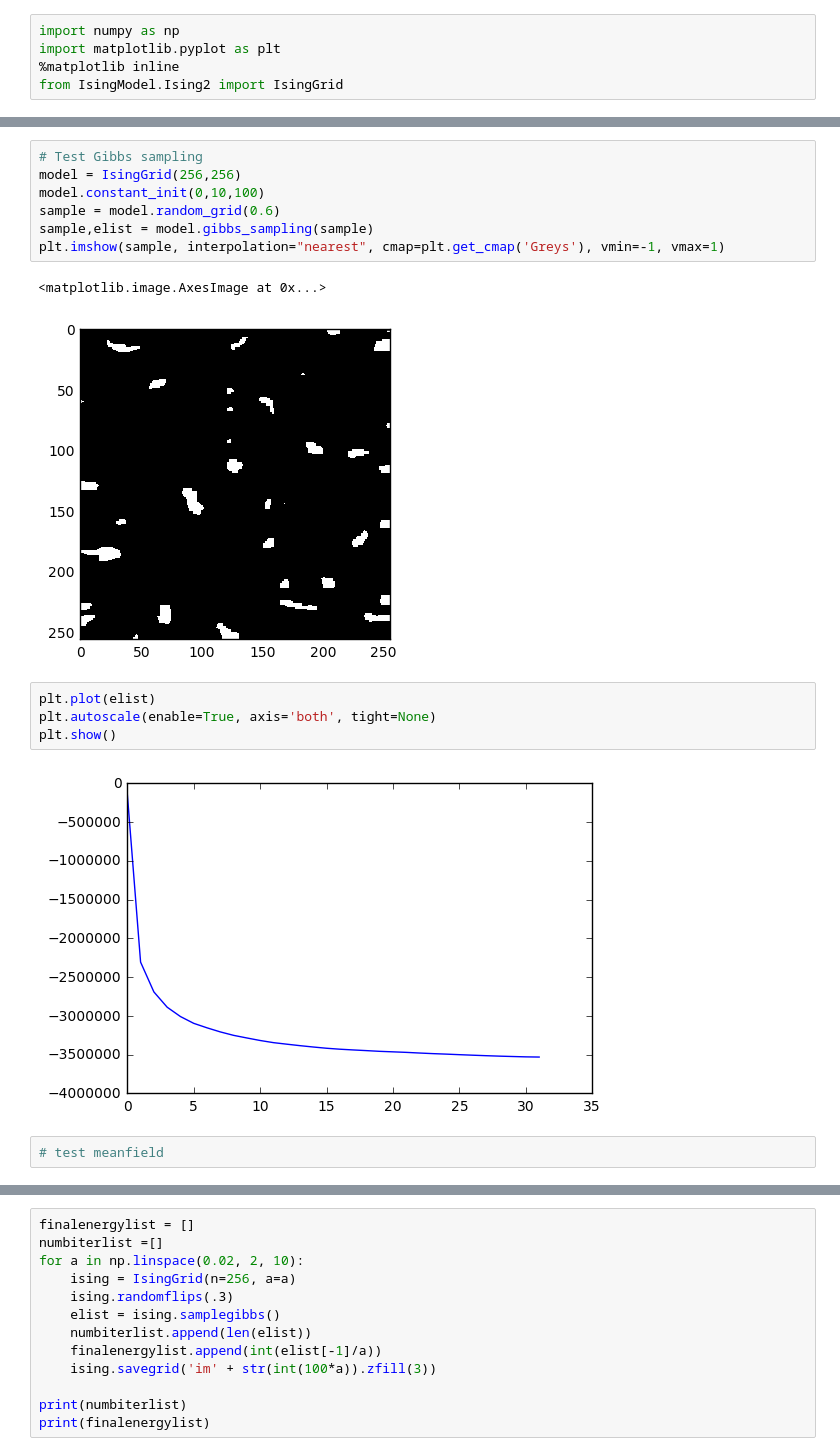
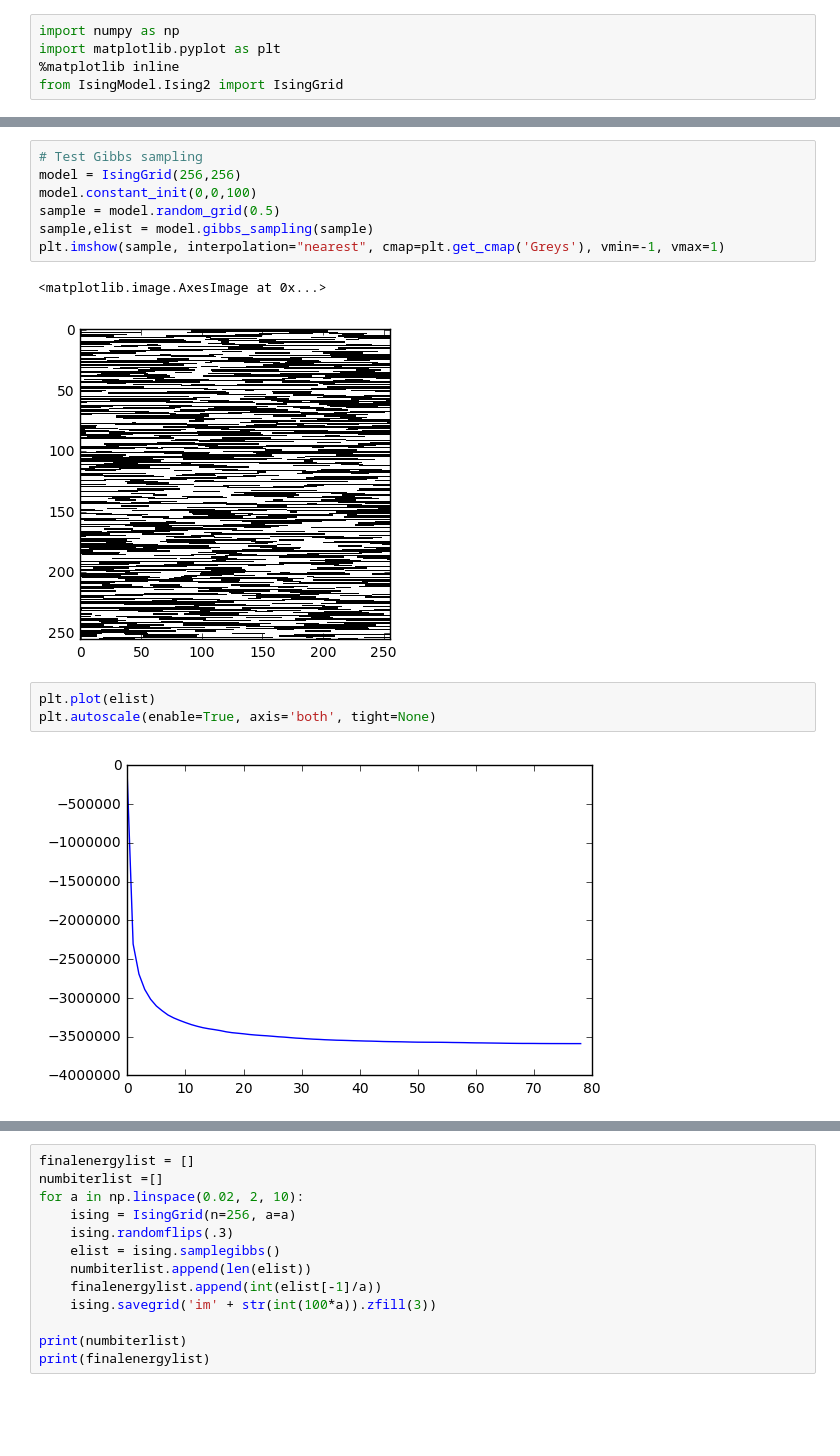
Before and after one commit to remilepriol/IsingGrid, a Jupyter notebook: Test_Ising2.ipynb, the cells around one changed output, grey strips where cells are left out. Saved outputs shown, nothing was run; the diff lists cells and outputs as text; blank space fills up the shorter version.

```diff
--- a/Test_Ising2.ipynb
+++ b/Test_Ising2.ipynb
@@ -24,18 +24,15 @@ print(g.energy(np.random.rand(3, 4)))
 # %%
 # Test Gibbs sampling
 model = IsingGrid(256,256)
-model.constant_init(0,10,100)
-sample = model.random_grid(0.6)
+model.constant_init(0,0,100)
+sample = model.random_grid(0.5)
 sample,elist = model.gibbs_sampling(sample)
 plt.imshow(sample, interpolation="nearest", cmap=plt.get_cmap('Greys'), vmin=-1, vmax=1)
 # %% [output]
 <matplotlib.image.AxesImage at 0x...>
-[figure, old version]
+[figure, new version]
 # %%
 plt.plot(elist)
 plt.autoscale(enable=True, axis='both', tight=None)
-plt.show()
 # %% [output]
-[figure, old version]
+[figure, new version]
-# %%
-# test meanfield
```
Also changed, not shown: parts of 4 cells of this notebook, 3 other files.
